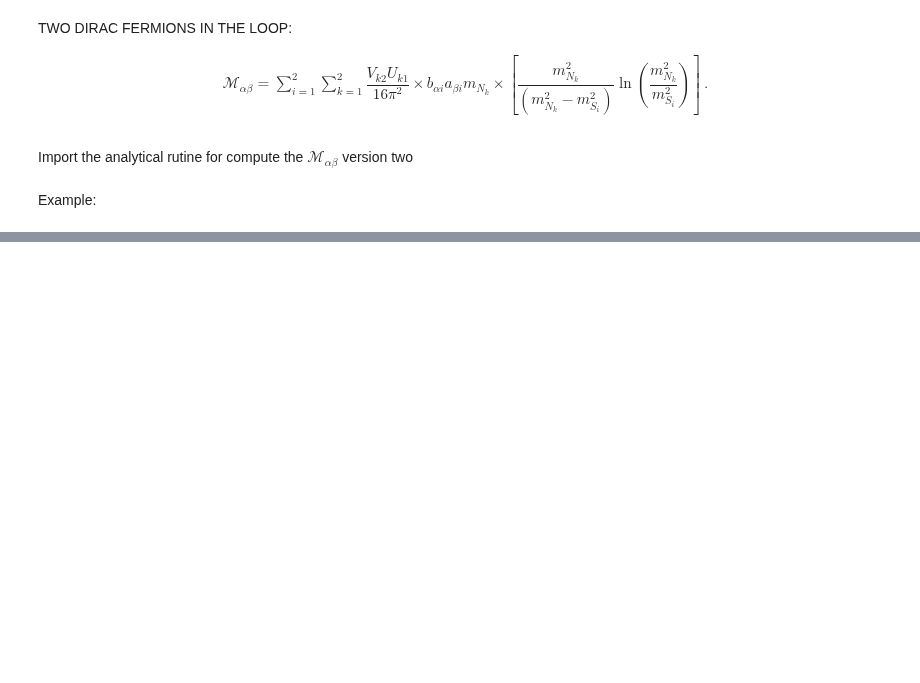
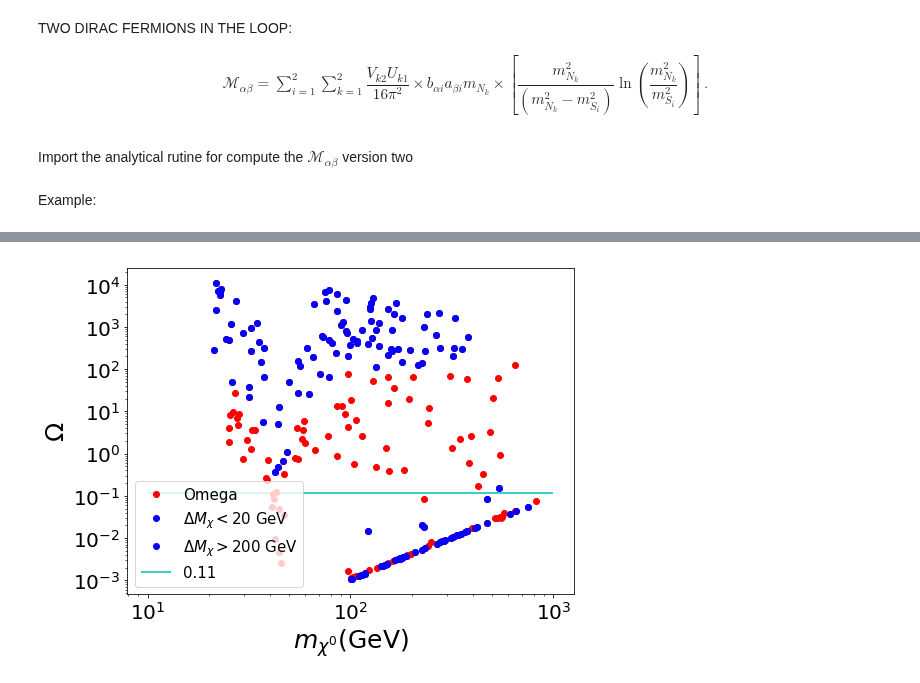
Before and after one commit to anferivera/SDdiracDM, a Jupyter notebook: run_model_script.ipynb, the cells around one changed output, grey strips where cells are left out. Cells and saved outputs as stored; diff of their text form; code cells hidden in the pictures; blank space fills up the shorter version.

```diff
--- a/run_model_script.ipynb
+++ b/run_model_script.ipynb
@@ -478,0 +567,3 @@ xd[['mv1','mn1','mv2','mn2','mv3','mn3']]
+# %%
+x1 = xd[np.logical_and(np.abs(xd.mChi1 -xd.mChi2)<20., 1>0)]
+x2 = xd[np.logical_and(np.abs(xd.mChi1 -xd.mChi2)>200., 1>0)]
@@ -478,0 +578,15 @@ xd[['mv1','mn1','mv2','mn2','mv3','mn3']]
+# %%
+plt.figure(figsize=(8,6))
+
+plt.loglog(xd.mChi1,xd.Omega,'ro')
+plt.loglog(x1.mChi1,x1.Omega,'bo',label=r'$\Delta M_{\chi} < 20$ GeV')
+plt.loglog(x2.mChi1,x2.Omega,'bo',label=r'$\Delta M_{\chi} > 200$ GeV')
+plt.hlines(Omega,10,1e3, 'c',label=r'0.11')
+
+plt.legend(prop={'size':15},loc='best')
+plt.xlabel(r'$m_{\chi^0}$(GeV)',size=25)
+plt.ylabel(r'$\Omega$',size=25)
+
+plt.show()
+# %% [output]
+[figure, added]
```
Also changed, not shown: parts of 25 cells of this notebook, 10 other files.
